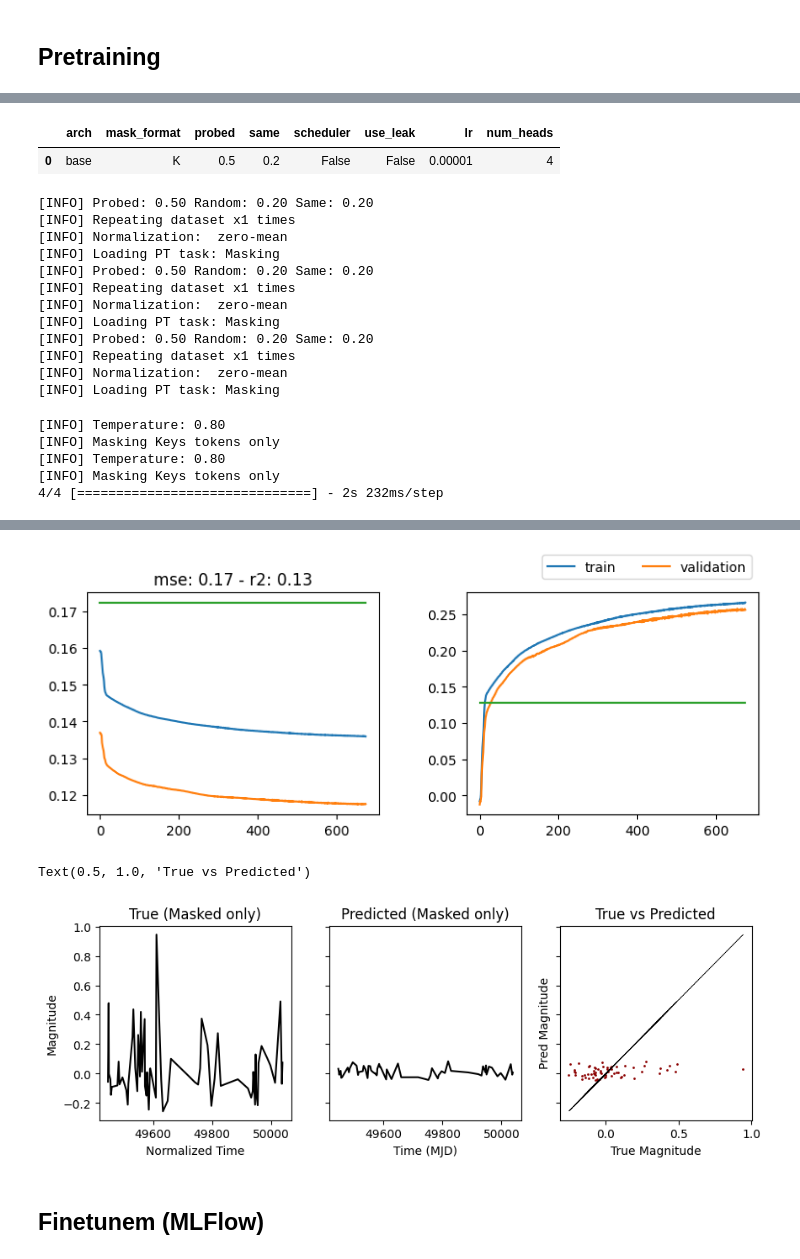
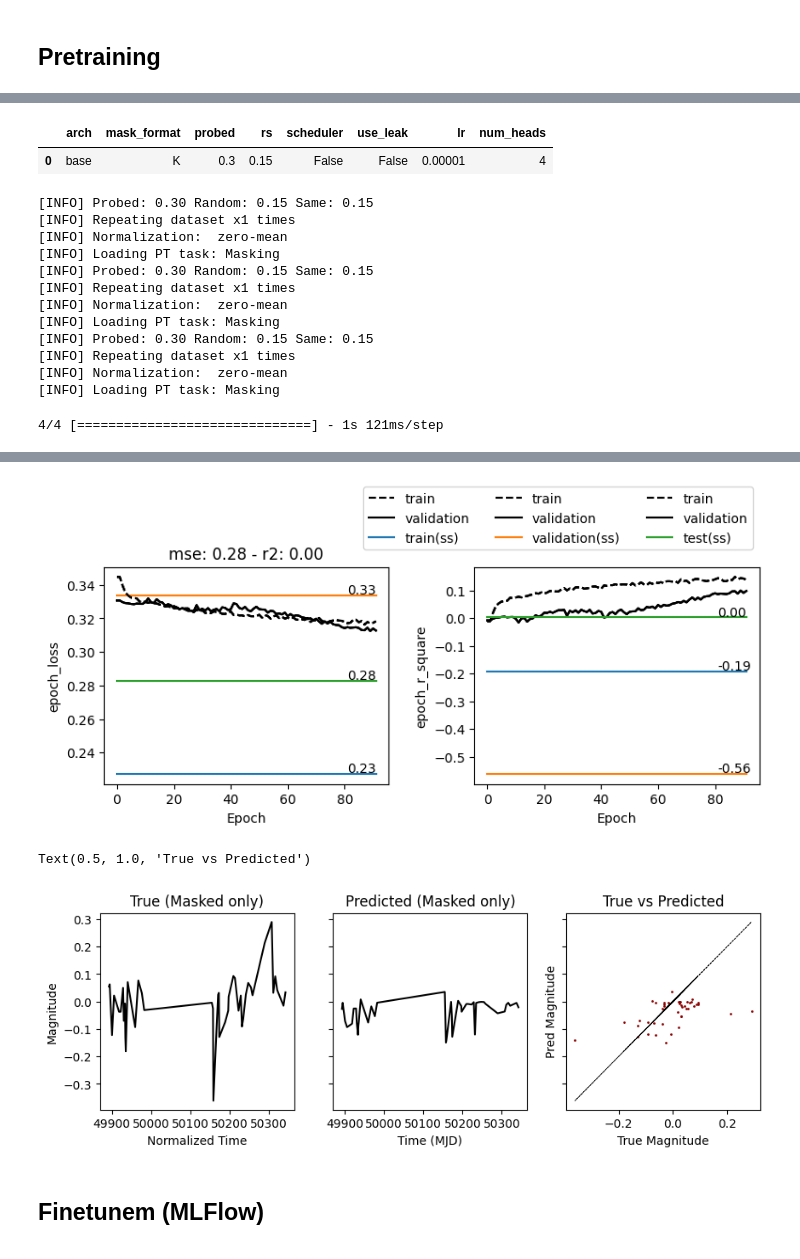
Before and after one commit to cridonoso/astromer, a Jupyter notebook: presentation/pipelines/pipeline_1/VisualizeResults.ipynb, the cells around one changed output, grey strips where cells are left out. Saved outputs shown, nothing was run; the diff lists cells and outputs as text; code cells hidden in the pictures.

```diff
--- a/presentation/pipelines/pipeline_1/VisualizeResults.ipynb
+++ b/presentation/pipelines/pipeline_1/VisualizeResults.ipynb
@@ -27,7 +27,7 @@ The autoreload extension is already loaded. To reload it, use:
 # %% [markdown]
 ## Pretraining
 # %%
-root = './presentation/results/temp/2024-04-24_01-07-33/'
+root = './presentation/results/dani/2024-05-28_15-35-57/'
 
 astromer, config = load_pt_model(os.path.join(root, 'pretraining'))
 config['data']
@@ -53,34 +53,30 @@ Lambda fuctions will be no more assumed to be used in the statement where they a
 # %%
-pd.DataFrame(config, index=[0])[['arch', 'mask_format', 'probed', 'same', 'scheduler', 'use_leak', 'lr', 'num_heads']]
+pd.DataFrame(config, index=[0])[['arch', 'mask_format', 'probed', 'rs', 'scheduler', 'use_leak', 'lr', 'num_heads']]
 # %% [output]
-|  | arch | mask_format | probed | same | scheduler | use_leak | lr | num_heads |
-| 0 | base | K | 0.5 | 0.2 | False | False | 0.00001 | 4 |
+|  | arch | mask_format | probed | rs | scheduler | use_leak | lr | num_heads |
+| 0 | base | K | 0.3 | 0.15 | False | False | 0.00001 | 4 |
 # %%
-data_path = './data/records/macho_clean/'
+data_path = './data/records/macho/'
 loaders = build_loader(data_path,
                        config,
                        batch_size=32,
                        clf_mode=False,
                        sampling=False,
+                       return_test=True,
                        normalize='zero-mean')
 # %% [output]
-[INFO] Probed: 0.50 Random: 0.20 Same: 0.20
+[INFO] Probed: 0.30 Random: 0.15 Same: 0.15
 [INFO] Repeating dataset x1 times
 [INFO] Normalization:  zero-mean
 [INFO] Loading PT task: Masking
-[INFO] Probed: 0.50 Random: 0.20 Same: 0.20
+[INFO] Probed: 0.30 Random: 0.15 Same: 0.15
 [INFO] Repeating dataset x1 times
 [INFO] Normalization:  zero-mean
 [INFO] Loading PT task: Masking
-[INFO] Probed: 0.50 Random: 0.20 Same: 0.20
+[INFO] Probed: 0.30 Random: 0.15 Same: 0.15
 [INFO] Repeating dataset x1 times
 [INFO] Normalization:  zero-mean
 [INFO] Loading PT task: Masking
 # %%
-output = astromer.predict(loaders['test'].take(4))
 # %% [output]
-[INFO] Temperature: 0.80
-[INFO] Masking Keys tokens only
-[INFO] Temperature: 0.80
-[INFO] Masking Keys tokens only
-4/4 [==============================] - 2s 232ms/step
+4/4 [==============================] - 1s 121ms/step
@@ -101,26 +83,44 @@ test_mse = np.mean(mse_values)
 # %%
 fig, axes = plt.subplots(1, 2, figsize=(9, 3), gridspec_kw={'wspace':0.3})
 
-for i, metric_name in enumerate(['epoch_loss', 'epoch_r_square']):
-    train_metrics = get_metrics(os.path.join(root, 'pretraining', 'tensorboard', 'train'),
-                                metric_name=metric_name)
-    valid_metrics = get_metrics(os.path.join(root, 'pretraining', 'tensorboard', 'validation'),
-                                metric_name=metric_name)
-    axes[i].plot(train_metrics['step'], train_metrics['value'], label='train')
-    axes[i].plot(valid_metrics['step'], valid_metrics['value'], label='validation')
+for subset in ['train', 'validation', 'test']:
+    output = astromer.predict(loaders[subset].take(4))
 
-    if metric_name == 'epoch_r_square':
-        axes[i].plot([0, valid_metrics['step'].iloc[-1]], [test_r2, test_r2])
-        continue
+    y = tf.ragged.boolean_mask(output['magnitudes'], output['probed_mask'])
+    y_hat = tf.ragged.boolean_mask(output['reconstruction'], output['probed_mask'])
 
-    if metric_name == 'epoch_loss':
-        axes[i].plot([0, valid_metrics['step'].iloc[-1]], [test_mse, test_mse])
-        continue
+    r2_values = []
+    mse_values = []
+    for i in range(output['magnitudes'].shape[0]):
+        y = tf.boolean_mask(output['magnitudes'][i], output['probed_mask'][i])
+        y_hat = tf.boolean_mask(output['reconstruction'][i], output['probed_mask'][i])
+        r2_values.append(r2_score(y, y_hat))
+        mse_values.append(mean_squared_error(y, y_hat, squared=False))
 
-    axes[i].set_ylabel(metric_name)
-    axes[i].set_xlabel('Epoch')
+    test_r2   = np.mean(r2_values)
+    test_mse = np.mean(mse_values)
+
+
+    for i, metric_name in enumerate(['epoch_loss', 'epoch_r_square']):
+        train_metrics = get_metrics(os.path.join(root, 'pretraining', 'tensorboard', 'train'),
+                                    metric_name=metric_name)
+        valid_metrics = get_metrics(os.path.join(root, 'pretraining', 'tensorboard', 'validation'),
+                                    metric_name=metric_name)
+        axes[i].plot(train_metrics['step'], train_metrics['value'], label='train', linestyle='--', color='k')
+        axes[i].plot(valid_metrics['step'], valid_metrics['value'], label='validation', linestyle='-', color='k')
+
+        if metric_name == 'epoch_r_square':
+            axes[i].plot([0, valid_metrics['step'].iloc[-1]], [test_r2, test_r2], label=subset+'(ss)')
+            axes[i].text(valid_metrics['step'].iloc[-1]-10, test_r2+0.005, '{:.2f}'.format(test_r2))
+
+        if metric_name == 'epoch_loss':
+            axes[i].plot([0, valid_metrics['step'].iloc[-1]], [test_mse, test_mse], label=subset+'(ss)')
+            axes[i].text(valid_metrics['step'].iloc[-1]-10, test_mse+1e-3, '{:.2f}'.format(test_mse))
+
+        axes[i].set_ylabel(metric_name)
+        axes[i].set_xlabel('Epoch')
 
 axes[0].set_title('mse: {:.2f} - r2: {:.2f}'.format(test_mse, test_r2))
-axes[-1].legend(bbox_to_anchor=(1., 1.2), ncols=2)
+axes[-1].legend(bbox_to_anchor=(1., 1.4), ncols=3)
 plt.show()
 # %% [output]
@@ -127,4 +130,4 @@ plt.show()
-[figure, old version]
+[figure, new version]
 # %%
 N = 1
 
@@ -148,7 +151,7 @@ axes[2].set_ylabel('Pred Magnitude')
 axes[2].set_title('True vs Predicted')
 # %% [output]
 Text(0.5, 1.0, 'True vs Predicted')
-[figure, old version]
+[figure, new version]
 # %% [markdown]
 ## Finetunem (MLFlow)
 # %%
```
Also changed, not shown: parts of 5 cells of this notebook, 4 other files.
